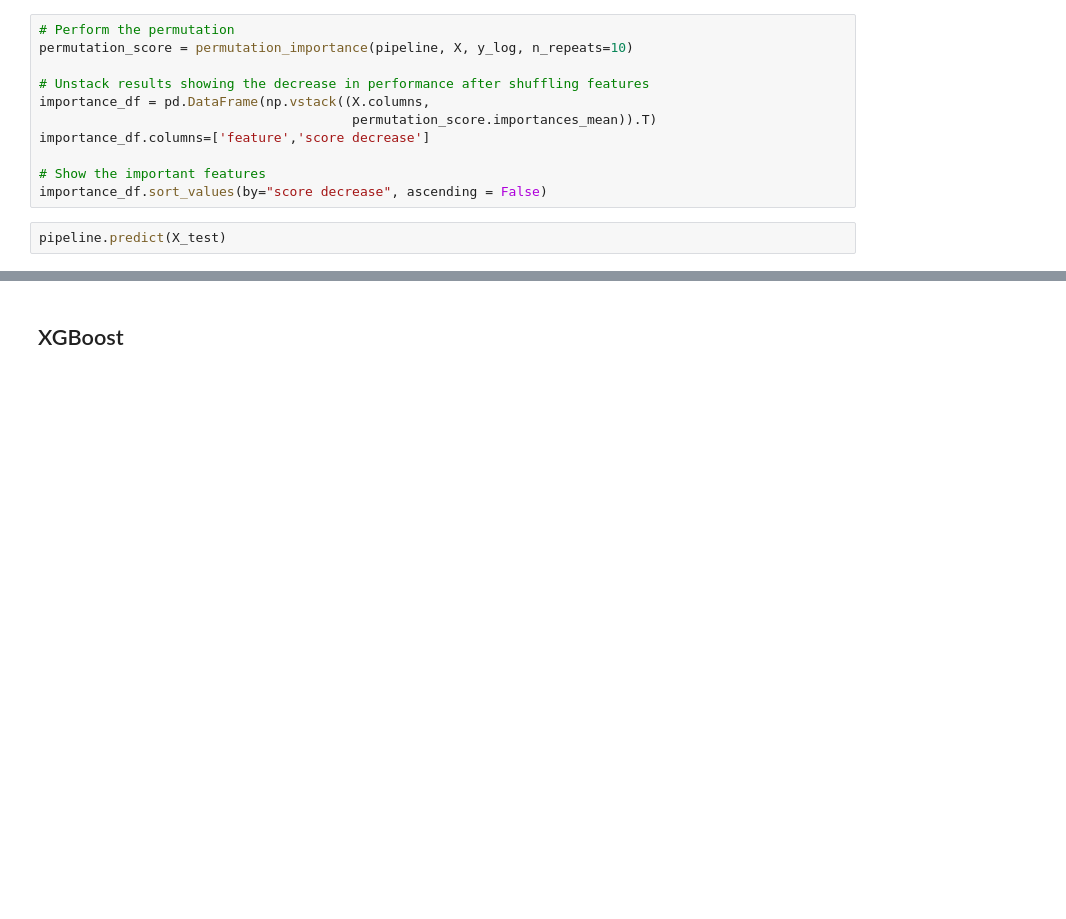
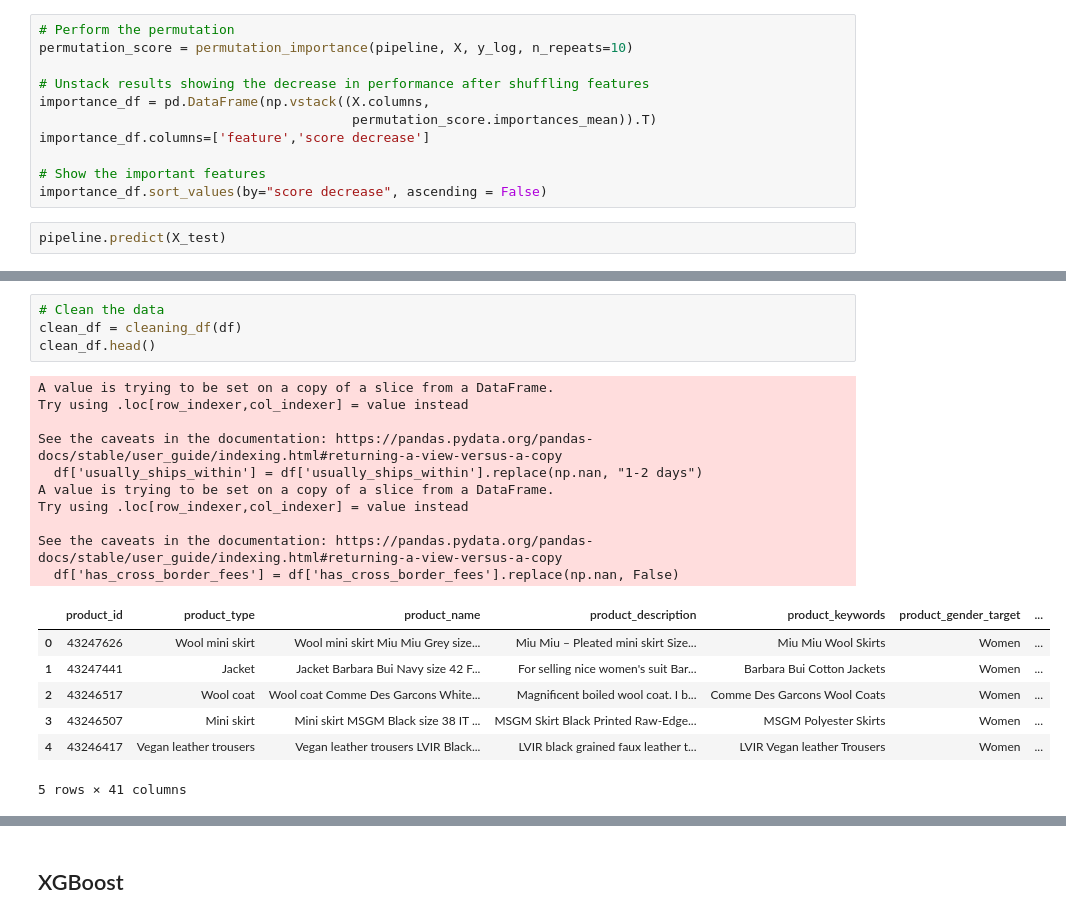
Before and after one commit to aplabey/2nd_hand_fashion_valuation, a Jupyter notebook: notebooks/notebook_SL.ipynb, the cells around one changed output, grey strips where cells are left out. Cells and saved outputs as stored; diff of their text form; blank space fills up the shorter version.

```diff
--- a/notebooks/notebook_SL.ipynb
+++ b/notebooks/notebook_SL.ipynb
@@ -862,0 +932,22 @@ pipeline.predict(X_test)
+# %%
+# Clean the data
+clean_df = cleaning_df(df)
+clean_df.head()
+# %% [output]
+A value is trying to be set on a copy of a slice from a DataFrame.
+Try using .loc[row_indexer,col_indexer] = value instead
+
+See the caveats in the documentation: https://pandas.pydata.org/pandas-docs/stable/user_guide/indexing.html#returning-a-view-versus-a-copy
+  df['usually_ships_within'] = df['usually_ships_within'].replace(np.nan, "1-2 days")
+A value is trying to be set on a copy of a slice from a DataFrame.
+Try using .loc[row_indexer,col_indexer] = value instead
+
+See the caveats in the documentation: https://pandas.pydata.org/pandas-docs/stable/user_guide/indexing.html#returning-a-view-versus-a-copy
+  df['has_cross_border_fees'] = df['has_cross_border_fees'].replace(np.nan, False)
+|  | product_id | product_type | product_name | product_description | product_keywords | product_gender_target | ... |
+| 0 | 43247626 | Wool mini skirt | Wool mini skirt Miu Miu Grey size... | Miu Miu – Pleated mini skirt Size... | Miu Miu Wool Skirts | Women | ... |
+| 1 | 43247441 | Jacket | Jacket Barbara Bui Navy size 42 F... | For selling nice women's suit Bar... | Barbara Bui Cotton Jackets | Women | ... |
+| 2 | 43246517 | Wool coat | Wool coat Comme Des Garcons White... | Magnificent boiled wool coat. I b... | Comme Des Garcons Wool Coats | Women | ... |
+| 3 | 43246507 | Mini skirt | Mini skirt MSGM Black size 38 IT ... | MSGM Skirt Black Printed Raw-Edge... | MSGM Polyester Skirts | Women | ... |
+| 4 | 43246417 | Vegan leather trousers | Vegan leather trousers LVIR Black... | LVIR black grained faux leather t... | LVIR Vegan leather Trousers | Women | ... |
+5 rows × 41 columns
```
Also changed, not shown: parts of 60 cells of this notebook.
